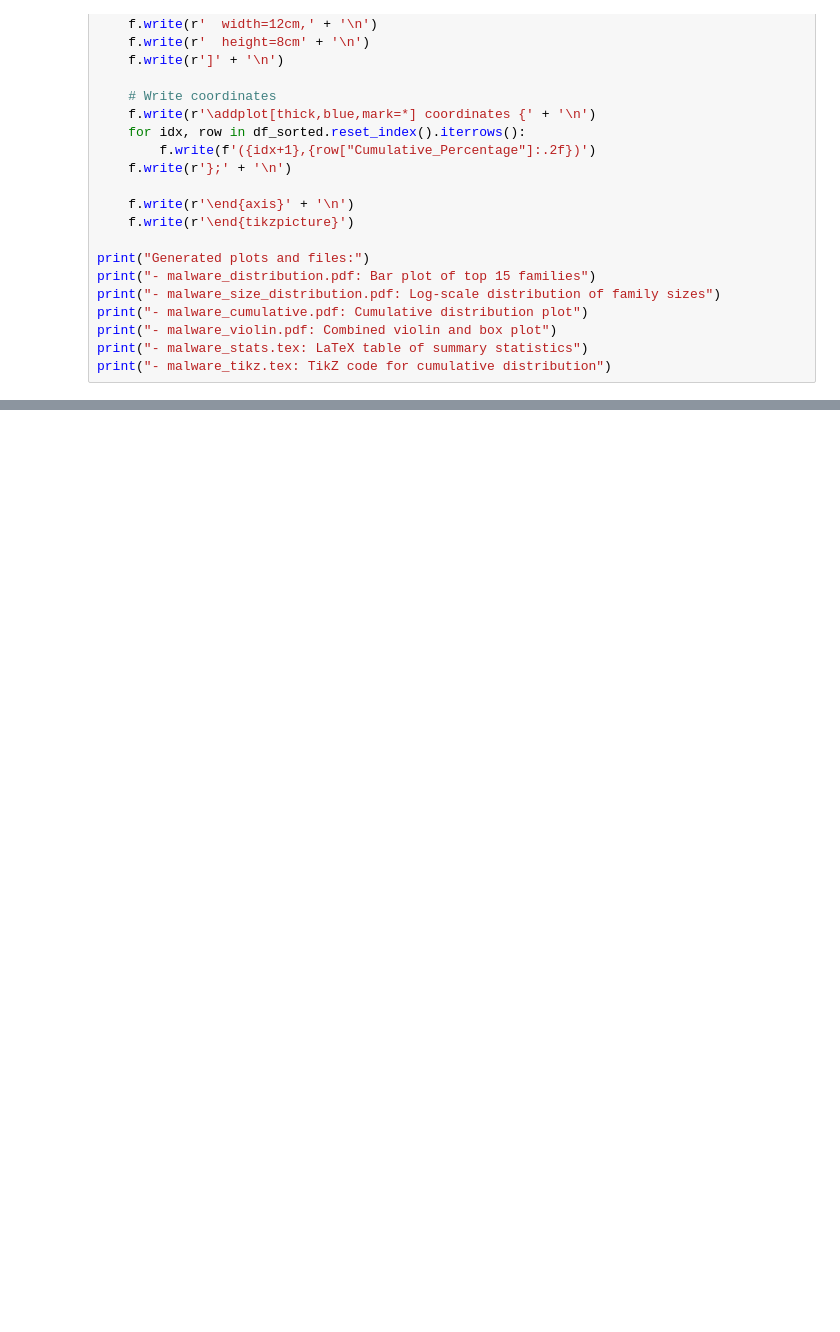
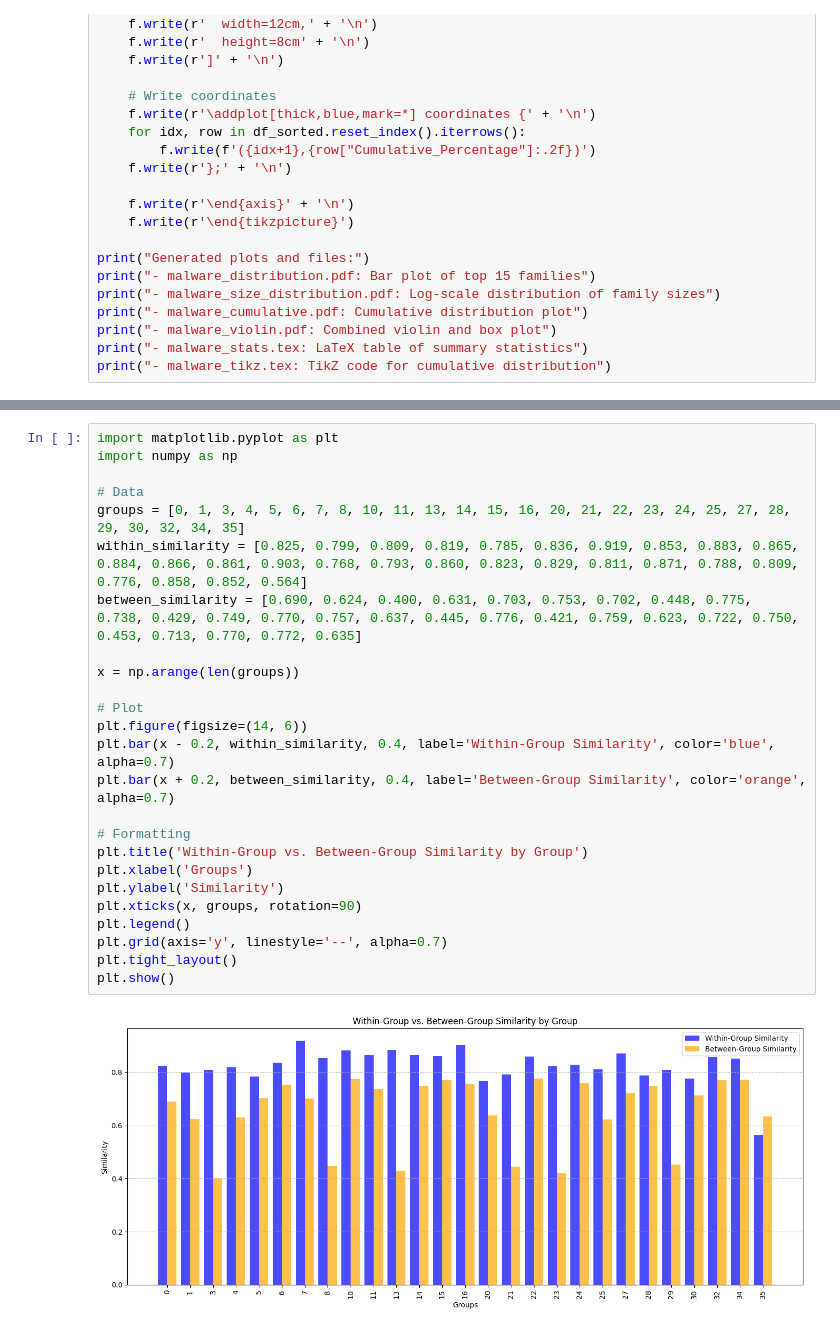
Before and after one commit to svijayakumar2/gcn_new, a Jupyter notebook: Plotting/plot_families.ipynb, the cells around one changed output, grey strips where cells are left out. Drawn from its saved outputs; the diff is of its cells as text; blank space fills up the shorter version.

```diff
--- a/Plotting/plot_families.ipynb
+++ b/Plotting/plot_families.ipynb
@@ -106,0 +672,27 @@ print("- malware_tikz.tex: TikZ code for cumulative distribution")
+# %%
+import matplotlib.pyplot as plt
+import numpy as np
+
+# Data
+groups = [0, 1, 3, 4, 5, 6, 7, 8, 10, 11, 13, 14, 15, 16, 20, 21, 22, 23, 24, 25, 27, 28, 29, 30, 32, 34, 35]
+within_similarity = [0.825, 0.799, 0.809, 0.819, 0.785, 0.836, 0.919, 0.853, 0.883, 0.865, 0.884, 0.866, 0.861, 0.903, 0.768, 0.793, 0.860, 0.823, 0.829, 0.811, 0.871, 0.788, 0.809, 0.776, 0.858, 0.852, 0.564]
+between_similarity = [0.690, 0.624, 0.400, 0.631, 0.703, 0.753, 0.702, 0.448, 0.775, 0.738, 0.429, 0.749, 0.770, 0.757, 0.637, 0.445, 0.776, 0.421, 0.759, 0.623, 0.722, 0.750, 0.453, 0.713, 0.770, 0.772, 0.635]
+
+x = np.arange(len(groups))
+
+# Plot
+plt.figure(figsize=(14, 6))
+plt.bar(x - 0.2, within_similarity, 0.4, label='Within-Group Similarity', color='blue', alpha=0.7)
+plt.bar(x + 0.2, between_similarity, 0.4, label='Between-Group Similarity', color='orange', alpha=0.7)
+
+# Formatting
+plt.title('Within-Group vs. Between-Group Similarity by Group')
+plt.xlabel('Groups')
+plt.ylabel('Similarity')
+plt.xticks(x, groups, rotation=90)
+plt.legend()
+plt.grid(axis='y', linestyle='--', alpha=0.7)
+plt.tight_layout()
+plt.show()
+# %% [output]
+[figure, added]
```
Also changed, not shown: parts of 10 cells of this notebook, 3 other files.
